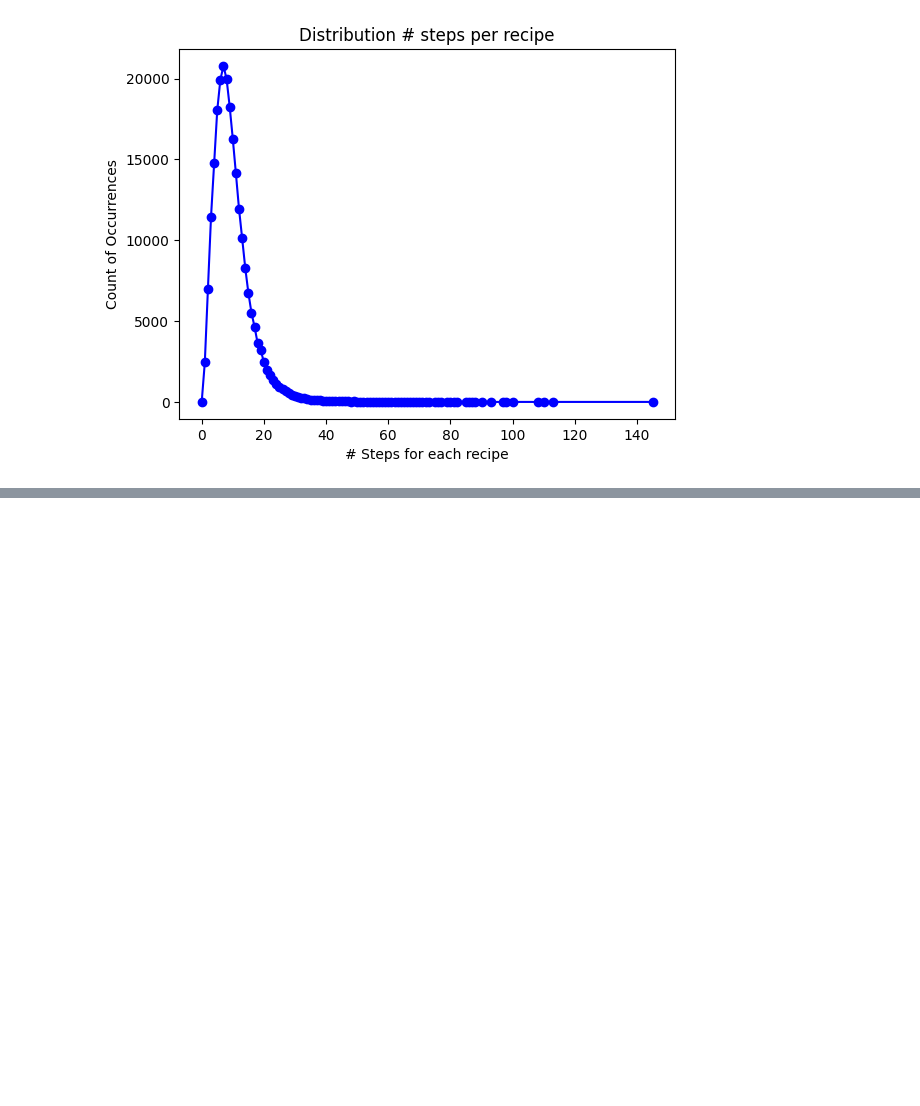
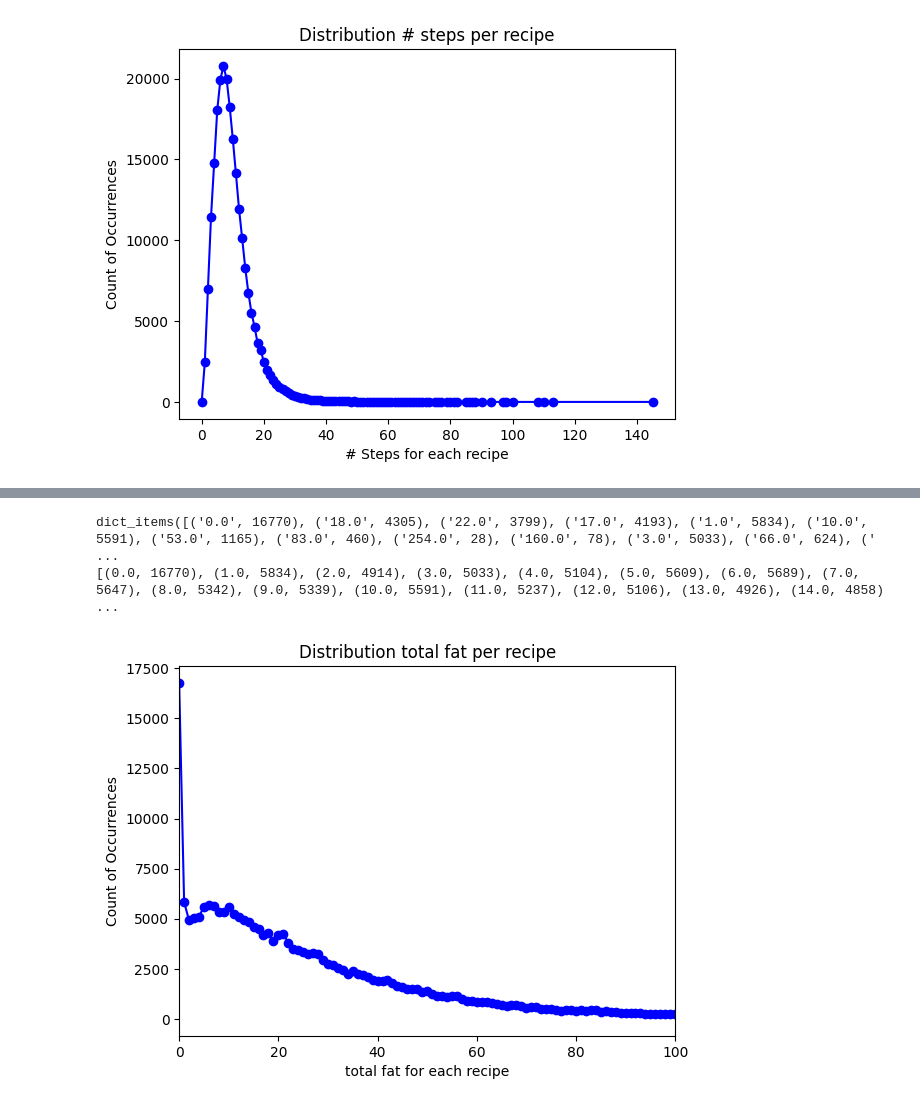
Before and after one commit to kevindo0720/Recommender-System-to-Predict-Users-Ratings-Based-on-Past-Reviews, a Jupyter notebook: P_exploreDataSet.ipynb, the cells around one changed output, grey strips where cells are left out. Saved outputs shown, nothing was run; the diff lists cells and outputs as text; code cells hidden in the pictures; blank space fills up the shorter version.

```diff
--- a/P_exploreDataSet.ipynb
+++ b/P_exploreDataSet.ipynb
@@ -86,0 +158,6 @@ defaultdict(<class 'int'>, {11: 14131, 9: 18265, 6: 19927, 5: 18047, 4: 14753, 1
+# %%
+visualize(total_fat, "total fat", 100)
+# %% [output]
+dict_items([('0.0', 16770), ('18.0', 4305), ('22.0', 3799), ('17.0', 4193), ('1.0', 5834), ('10.0', 5591), ('53.0', 1165), ('83.0', 460), ('254.0', 28), ('160.0', 78), ('3.0', 5033), ('66.0', 624), (' ...
+[(0.0, 16770), (1.0, 5834), (2.0, 4914), (3.0, 5033), (4.0, 5104), (5.0, 5609), (6.0, 5689), (7.0, 5647), (8.0, 5342), (9.0, 5339), (10.0, 5591), (11.0, 5237), (12.0, 5106), (13.0, 4926), (14.0, 4858) ...
+[figure, added]
```
Also changed, not shown: parts of 13 cells of this notebook, 1 other file.
